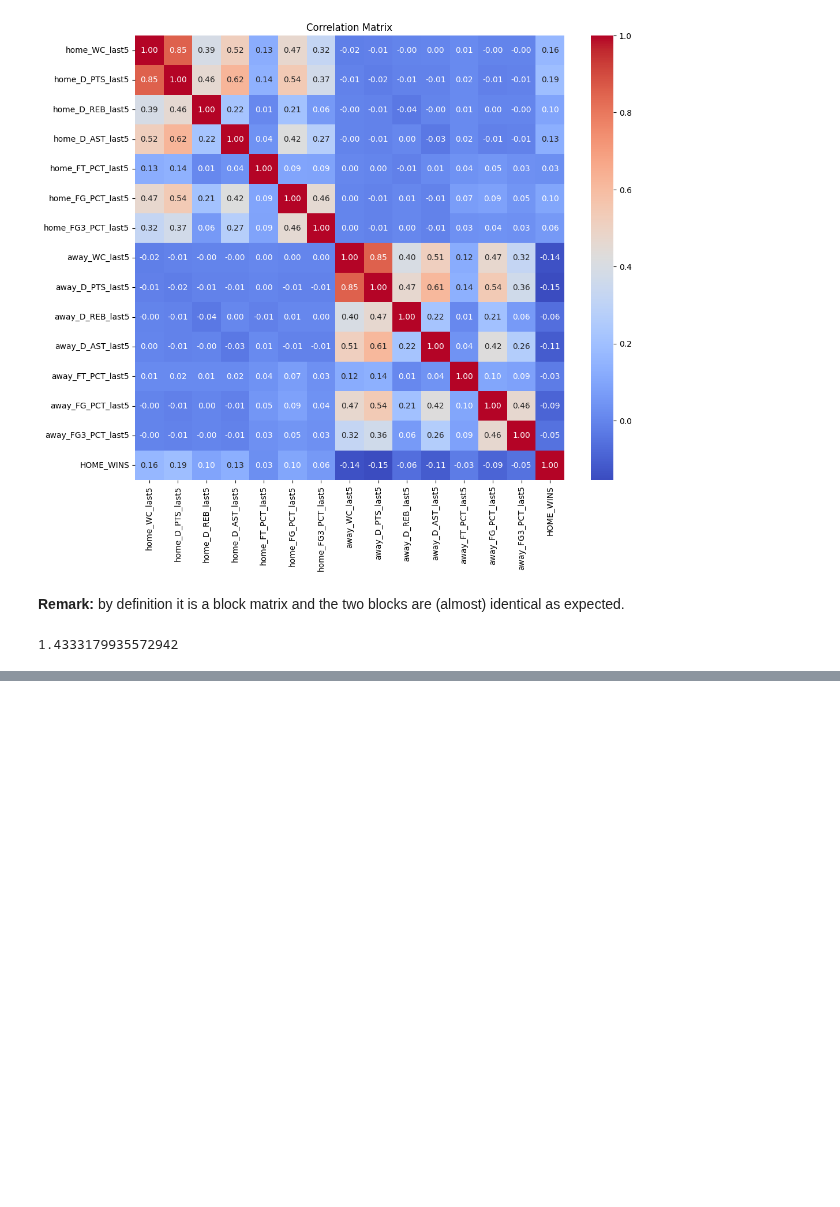
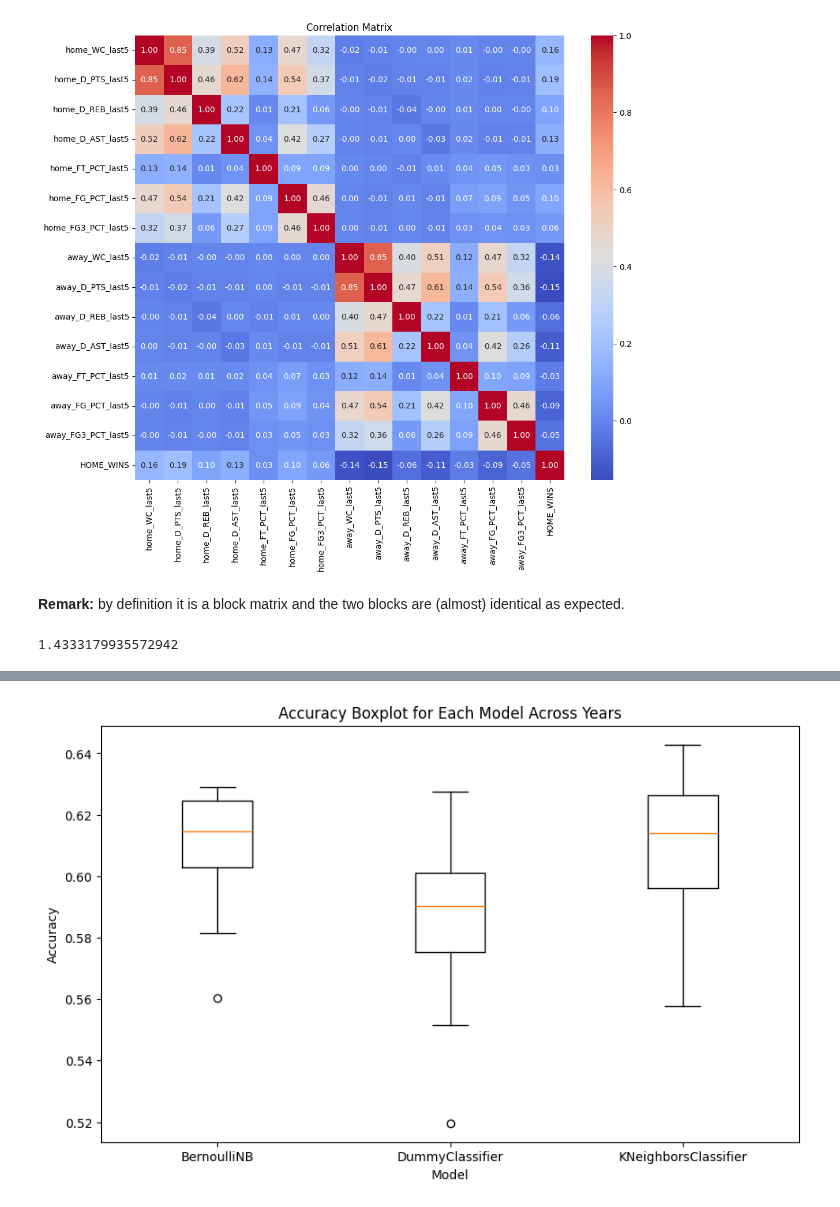
Before and after one commit to giovanni-lucarelli/basket, a Jupyter notebook: main.ipynb, the cells around one changed output, grey strips where cells are left out. Saved outputs shown, nothing was run; the diff lists cells and outputs as text; code cells hidden in the pictures; blank space fills up the shorter version.

```diff
--- a/main.ipynb
+++ b/main.ipynb
@@ -344,3 +437,18 @@ KeyboardInterrupt:
+# %%
+# Extract accuracy for each model and year
+accuracy_data = {}
+for model_name, years in century_metrics.items():
+    accuracy_data[model_name] = [metrics['accuracy'] for metrics in years.values()]
+
+# Create the boxplot
+plt.figure(figsize=(10, 6))
+plt.boxplot(accuracy_data.values(), labels=accuracy_data.keys())
+plt.xlabel('Model')
+plt.ylabel('Accuracy')
+plt.title('Accuracy Boxplot for Each Model Across Years')
+plt.show()
+# %% [output]
+[figure, added]
 # %%
 '''
 TODO:
```
Also changed, not shown: parts of 39 cells of this notebook.
